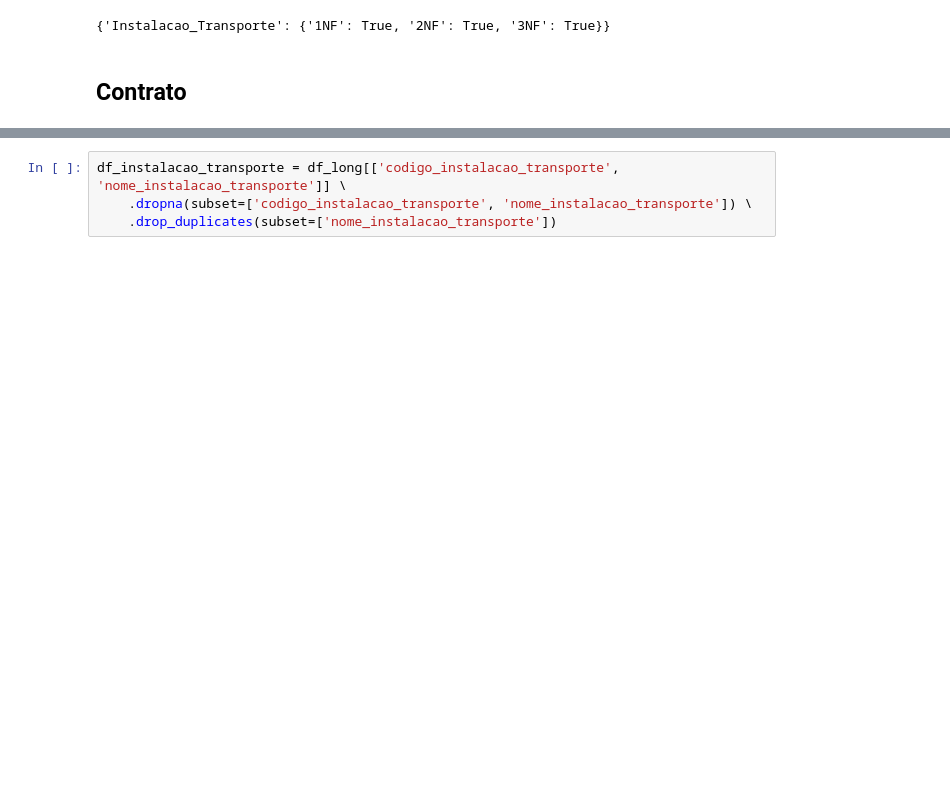
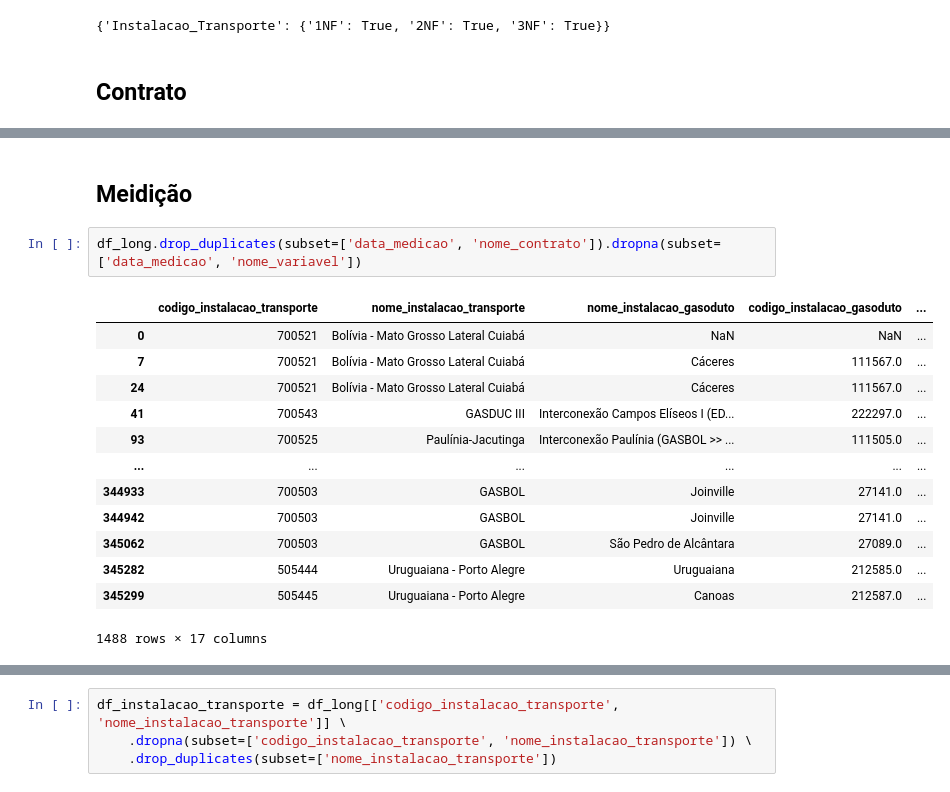
Before and after one commit to RaphaelLeivas/ibd-2025-1, a Jupyter notebook: TP2/Normalização.ipynb, the cells around one changed output, grey strips where cells are left out. Saved outputs shown, nothing was run; the diff lists cells and outputs as text; blank space fills up the shorter version.

```diff
--- a/TP2/Normalização.ipynb
+++ b/TP2/Normalização.ipynb
@@ -304,0 +320,18 @@ The table 'Instalacao_Transporte' is in 3NF.
+# %% [markdown]
+## Meidição
+# %%
+df_long.drop_duplicates(subset=['data_medicao', 'nome_contrato']).dropna(subset=['data_medicao', 'nome_variavel'])
+# %% [output]
+|  | codigo_instalacao_transporte | nome_instalacao_transporte | nome_instalacao_gasoduto | codigo_instalacao_gasoduto | ... |
+| 0 | 700521 | Bolívia - Mato Grosso Lateral Cuiabá | NaN | NaN | ... |
+| 7 | 700521 | Bolívia - Mato Grosso Lateral Cuiabá | Cáceres | 111567.0 | ... |
+| 24 | 700521 | Bolívia - Mato Grosso Lateral Cuiabá | Cáceres | 111567.0 | ... |
+| 41 | 700543 | GASDUC III | Interconexão Campos Elíseos I (ED... | 222297.0 | ... |
+| 93 | 700525 | Paulínia-Jacutinga | Interconexão Paulínia (GASBOL >> ... | 111505.0 | ... |
+| ... | ... | ... | ... | ... | ... |
+| 344933 | 700503 | GASBOL | Joinville | 27141.0 | ... |
+| 344942 | 700503 | GASBOL | Joinville | 27141.0 | ... |
+| 345062 | 700503 | GASBOL | São Pedro de Alcântara | 27089.0 | ... |
+| 345282 | 505444 | Uruguaiana - Porto Alegre | Uruguaiana | 212585.0 | ... |
+| 345299 | 505445 | Uruguaiana - Porto Alegre | Canoas | 212587.0 | ... |
+1488 rows × 17 columns
```
Also changed, not shown: parts of 15 cells of this notebook, 1 other file.
